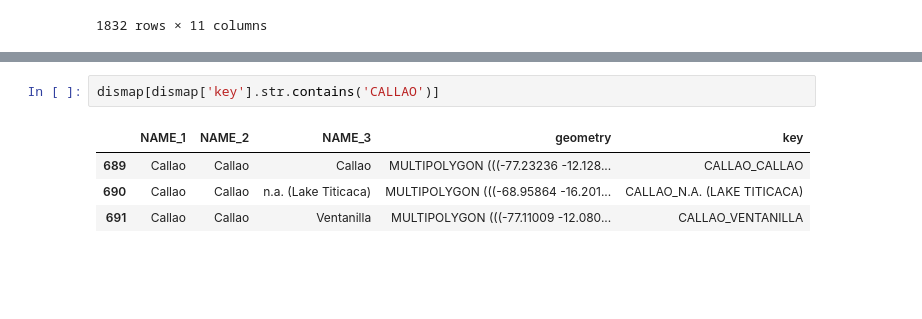
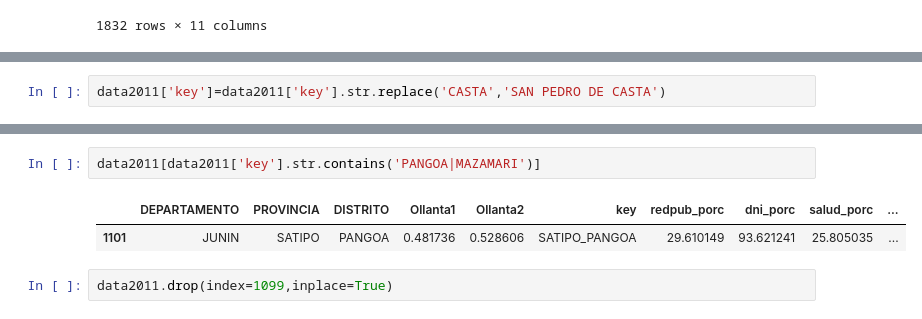
Before and after one commit to CAP-CoyunturasCriticas/BookMaps2011, a Jupyter notebook: preprocessing.ipynb, the cells around one changed output, grey strips where cells are left out. Drawn from its saved outputs; the diff is of its cells as text; blank space fills up the shorter version.

```diff
--- a/preprocessing.ipynb
+++ b/preprocessing.ipynb
@@ -466,0 +502,2 @@ dismap['key']=dismap['key'].str.upper()
+# %%
+data2011['key']=data2011['key'].str.replace('CASTA','SAN PEDRO DE CASTA')
@@ -467,7 +524,7 @@ dismap['key']=dismap['key'].str.upper()
 # %%
-dismap[dismap['key'].str.contains('CALLAO')]
+data2011[data2011['key'].str.contains('PANGOA|MAZAMARI')]
 # %% [output]
-|  | NAME_1 | NAME_2 | NAME_3 | geometry | key |
-| 689 | Callao | Callao | Callao | MULTIPOLYGON (((-77.23236 -12.128... | CALLAO_CALLAO |
-| 690 | Callao | Callao | n.a. (Lake Titicaca) | MULTIPOLYGON (((-68.95864 -16.201... | CALLAO_N.A. (LAKE TITICACA) |
-| 691 | Callao | Callao | Ventanilla | MULTIPOLYGON (((-77.11009 -12.080... | CALLAO_VENTANILLA |
+|  | DEPARTAMENTO | PROVINCIA | DISTRITO | Ollanta1 | Ollanta2 | key | redpub_porc | dni_porc | salud_porc | ... |
+| 1101 | JUNIN | SATIPO | PANGOA | 0.481736 | 0.528606 | SATIPO_PANGOA | 29.610149 | 93.621241 | 25.805035 | ... |
+# %%
+data2011.drop(index=1099,inplace=True)
```
Also changed, not shown: parts of 15 cells of this notebook, 13 other files.
